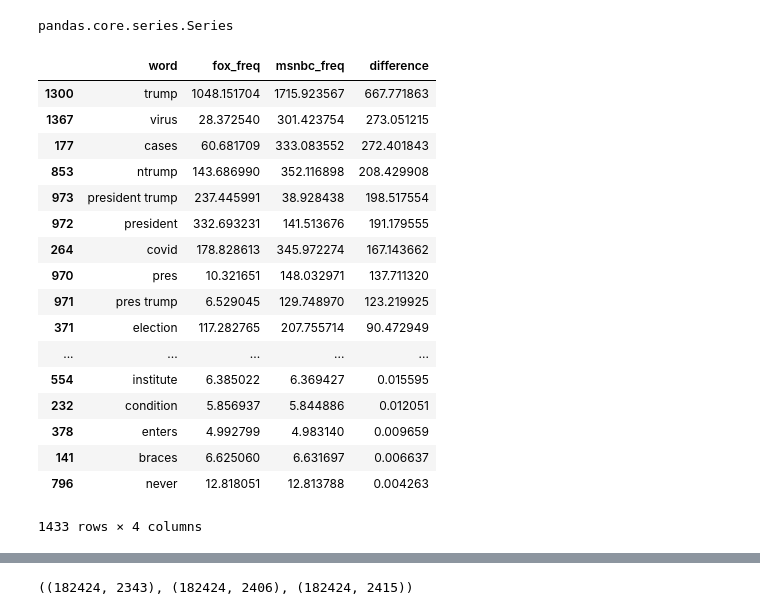
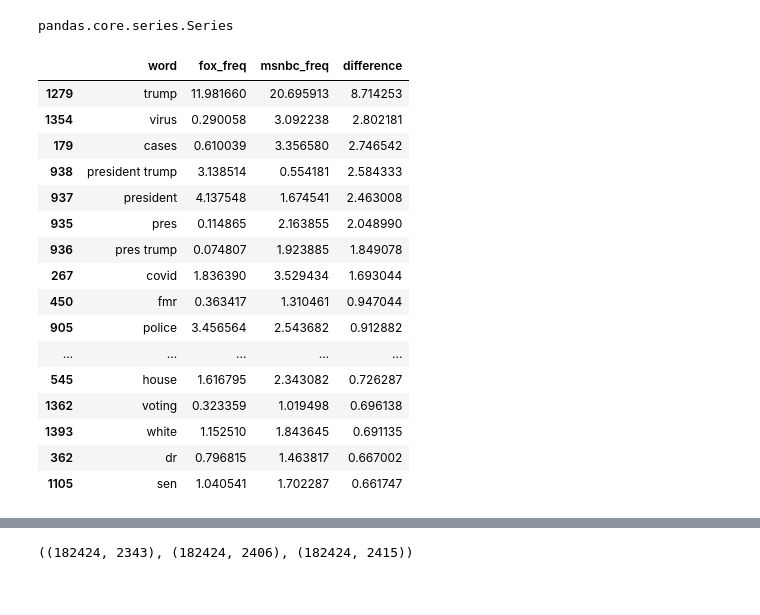
Before and after one commit to leckieje/chyrons_nlp, a Jupyter notebook: chyrons_book.ipynb, the cells around one changed output, grey strips where cells are left out. Cells and saved outputs as stored; diff of their text form; code cells hidden in the pictures.

```diff
--- a/chyrons_book.ipynb
+++ b/chyrons_book.ipynb
@@ -204,7 +204,7 @@ def get_random_sample(df, num_samples):
 custom_stops = ['msnbc', 'nbc', 'nbc news', 'mssnbc news', 'fox', 'fox news',
                 'says', 'er', 'tn', 'ui', 'thf', 'thf', 'nm', 'ni', 'new', 'nl'
                 'li', 'iu', 'ai', 'ul', 'wsntunnelztowersdrg', 'yingst', 'wnr'
-                'irl', 'wopi', 'across']
+                'irl', 'wopi', 'across', 'xeljanz']
 
 def get_stop_words(words, custom_stops=custom_stops):
     sw = stopwords.words('english')
@@ -213,7 +213,9 @@ def get_stop_words(words, custom_stops=custom_stops):
     for lst in words[1:]:
         stops += lst
 
-    return sw + stops + custom_stops
+    stops = stops + custom_stops
+
+    return sw + stops
 
 ## ------------------------------------------------------ ##
 
@@ -325,8 +327,8 @@ def clean_tfidf(chy_samp, min_df=.001, n_grams=(1,1)):
 def load_summer(start_date='2020-05-25', end_date='2020-11-03'):
     chyrons = pd.read_csv('chyron_all.csv')
     chyrons.drop(472372, inplace=True)
-    chyrons['text'].apply(lambda x: re.sub(r'\n',  '', x))
-#     chyrons['text'].apply(lambda x: re.sub(r'\u',  '', x))
+    chyrons = chyrons.replace(r'\\n',' ',regex=True)
+    chyrons = chyrons.replace(r'\\u',' ',regex=True)
     chy_summer = chyrons.loc[(chyrons['date_time_(UTC)'] >= start_date) & (chyrons['date_time_(UTC)'] <= end_date)]
 
     return chy_summer
@@ -337,3 +339,6 @@ def get_network_pair(df, net_one='FOXNEWSW', net_two='MSNBCW'):
     return chy_nets
 # %%
 chy_summer = load_summer()
+# %%
+chy_summer = chy_summer.replace(r'\\n',' ',regex=True)
+chy_summer.replace(r'\\u',' ',regex=True)
@@ -353,7 +403,7 @@ msnbc_df = get_dataframe(msnbc_counts, msnbc_features)
 # %%
 def get_word_freq(df):
     series = df.sum()
-    series = series.apply(lambda x: x/len(series)*100)
+    series = series.apply(lambda x: x/len(series))
     return series
 # %%
 fox_freq = get_word_freq(fox_df)
@@ -384,23 +434,22 @@ df = get_freq_df(fox_freq, msnbc_freq)
 # %%
 df.sort_values(by='difference', ascending=False, axis=0, inplace=True)
 # %%
-df
+df.head(25)
 # %% [output]
 |  | word | fox_freq | msnbc_freq | difference |
-| 1300 | trump | 1048.151704 | 1715.923567 | 667.771863 |
-| 1367 | virus | 28.372540 | 301.423754 | 273.051215 |
-| 177 | cases | 60.681709 | 333.083552 | 272.401843 |
-| 853 | ntrump | 143.686990 | 352.116898 | 208.429908 |
-| 973 | president trump | 237.445991 | 38.928438 | 198.517554 |
-| 972 | president | 332.693231 | 141.513676 | 191.179555 |
-| 264 | covid | 178.828613 | 345.972274 | 167.143662 |
-| 970 | pres | 10.321651 | 148.032971 | 137.711320 |
-| 971 | pres trump | 6.529045 | 129.748970 | 123.219925 |
-| 371 | election | 117.282765 | 207.755714 | 90.472949 |
+| 1279 | trump | 11.981660 | 20.695913 | 8.714253 |
+| 1354 | virus | 0.290058 | 3.092238 | 2.802181 |
+| 179 | cases | 0.610039 | 3.356580 | 2.746542 |
+| 938 | president trump | 3.138514 | 0.554181 | 2.584333 |
+| 937 | president | 4.137548 | 1.674541 | 2.463008 |
+| 935 | pres | 0.114865 | 2.163855 | 2.048990 |
+| 936 | pres trump | 0.074807 | 1.923885 | 1.849078 |
+| 267 | covid | 1.836390 | 3.529434 | 1.693044 |
+| 450 | fmr | 0.363417 | 1.310461 | 0.947044 |
+| 905 | police | 3.456564 | 2.543682 | 0.912882 |
 | ... | ... | ... | ... | ... |
-| 554 | institute | 6.385022 | 6.369427 | 0.015595 |
-| 232 | condition | 5.856937 | 5.844886 | 0.012051 |
-| 378 | enters | 4.992799 | 4.983140 | 0.009659 |
-| 141 | braces | 6.625060 | 6.631697 | 0.006637 |
-| 796 | never | 12.818051 | 12.813788 | 0.004263 |
+| 545 | house | 1.616795 | 2.343082 | 0.726287 |
+| 1362 | voting | 0.323359 | 1.019498 | 0.696138 |
+| 1393 | white | 1.152510 | 1.843645 | 0.691135 |
+| 362 | dr | 0.796815 | 1.463817 | 0.667002 |
+| 1105 | sen | 1.040541 | 1.702287 | 0.661747 |
-1433 rows × 4 columns
```
Also changed, not shown: parts of 19 cells of this notebook.
